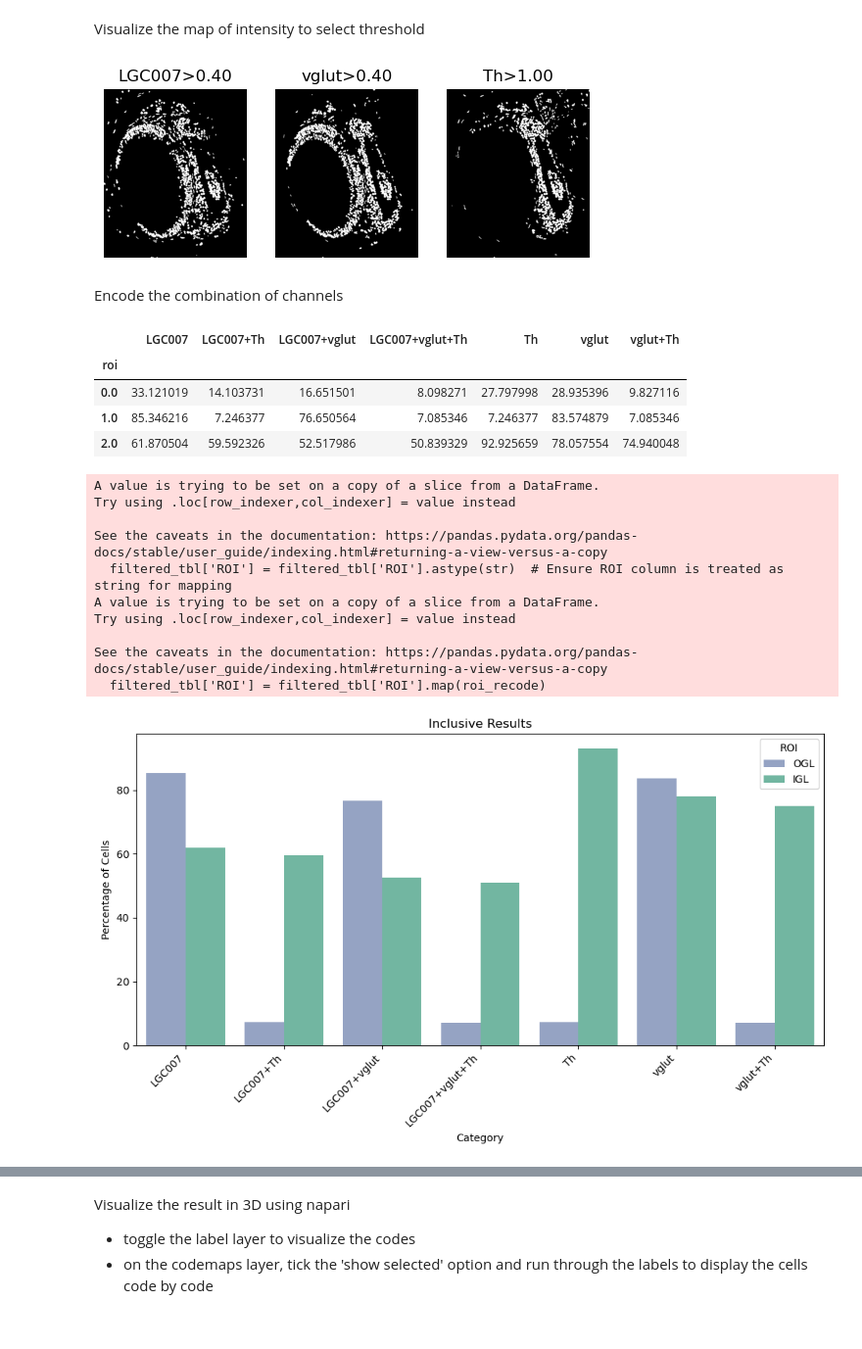
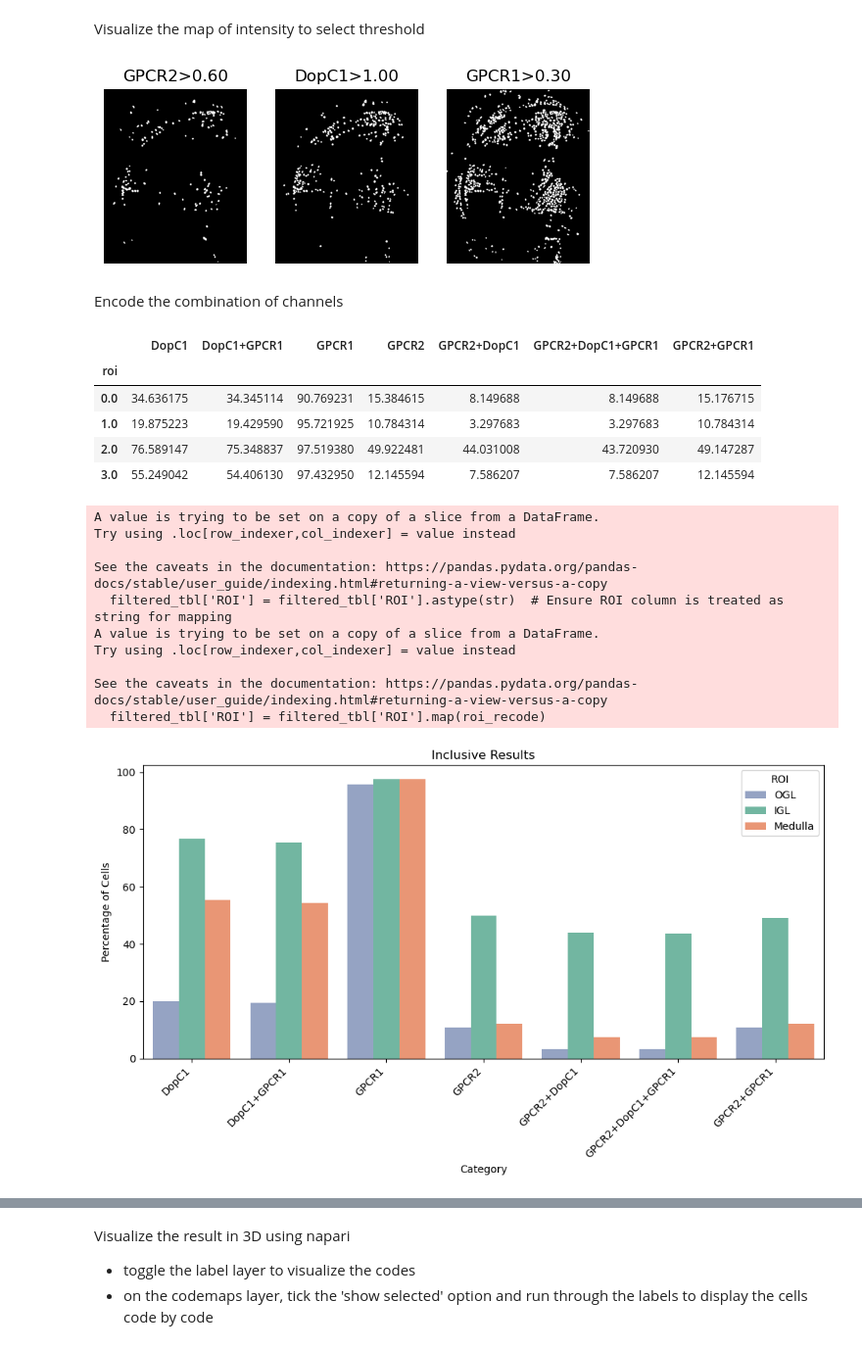
Before and after one commit to jboulanger/fish-octopus, a Jupyter notebook: 4_Visualization.ipynb, the cells around one changed output, grey strips where cells are left out. Shown: that part at 98% size. Drawn from its saved outputs; the diff is of its cells as text; code cells hidden in the pictures.

```diff
--- a/4_Visualization.ipynb
+++ b/4_Visualization.ipynb
@@ -371,20 +357,20 @@ cell_intensity = map_intensity(labels, df, channels)
 Visualize the map of intensity to select threshold
 # %%
 # default thresholds
-#thresholds = {c: df[c].median() + 0.5 * madstd(df[c]) for c in channels}
+thresholds = {c: df[c].median() + 0.5 * madstd(df[c]) for c in channels}
 # custom threshold
-thresholds = {"LGC007": 0.4, "vglut": 0.4, "Th": 1}
+thresholds = {"GPCR1": 0.3, "GPCR2": 0.6, "DopC1": 1}
 
 
 fig, ax = plt.subplots(1, len(channels))
 for k, ch in enumerate(channels):
     ax[k].imshow(
         cell_intensity[k, cell_intensity.shape[1] // 2] > thresholds[ch], cmap="gray"
     )
     ax[k].set_axis_off()
     ax[k].set_title(f"{ch}>{thresholds[ch]:.2f}")
 # %% [output]
-[figure, old version]
+[figure, new version]
 # %% [markdown]
 Encode the combination of channels
 # %%
@@ -429,11 +415,12 @@ plt.legend(title='ROI')
 plt.tight_layout()
 plt.show()
 # %% [output]
-|  | LGC007 | LGC007+Th | LGC007+vglut | LGC007+vglut+Th | Th | vglut | vglut+Th |
+|  | DopC1 | DopC1+GPCR1 | GPCR1 | GPCR2 | GPCR2+DopC1 | GPCR2+DopC1+GPCR1 | GPCR2+GPCR1 |
 | roi |  |  |  |  |  |  |  |
-| 0.0 | 33.121019 | 14.103731 | 16.651501 | 8.098271 | 27.797998 | 28.935396 | 9.827116 |
-| 1.0 | 85.346216 | 7.246377 | 76.650564 | 7.085346 | 7.246377 | 83.574879 | 7.085346 |
-| 2.0 | 61.870504 | 59.592326 | 52.517986 | 50.839329 | 92.925659 | 78.057554 | 74.940048 |
+| 0.0 | 34.636175 | 34.345114 | 90.769231 | 15.384615 | 8.149688 | 8.149688 | 15.176715 |
+| 1.0 | 19.875223 | 19.429590 | 95.721925 | 10.784314 | 3.297683 | 3.297683 | 10.784314 |
+| 2.0 | 76.589147 | 75.348837 | 97.519380 | 49.922481 | 44.031008 | 43.720930 | 49.147287 |
+| 3.0 | 55.249042 | 54.406130 | 97.432950 | 12.145594 | 7.586207 | 7.586207 | 12.145594 |
 A value is trying to be set on a copy of a slice from a DataFrame.
 Try using .loc[row_indexer,col_indexer] = value instead
 
@@ -444,7 +431,7 @@ Try using .loc[row_indexer,col_indexer] = value instead
 
 See the caveats in the documentation: https://pandas.pydata.org/pandas-docs/stable/user_guide/indexing.html#returning-a-view-versus-a-copy
   filtered_tbl['ROI'] = filtered_tbl['ROI'].map(roi_recode)
-[figure, old version]
+[figure, new version]
 # %%
 maps, names = create_class_masks(labels, codes_in, decoder_in)
 codes_in=codes_in.merge(df[['label','roi']])
```
Also changed, not shown: parts of 19 cells of this notebook, 1 other file.
